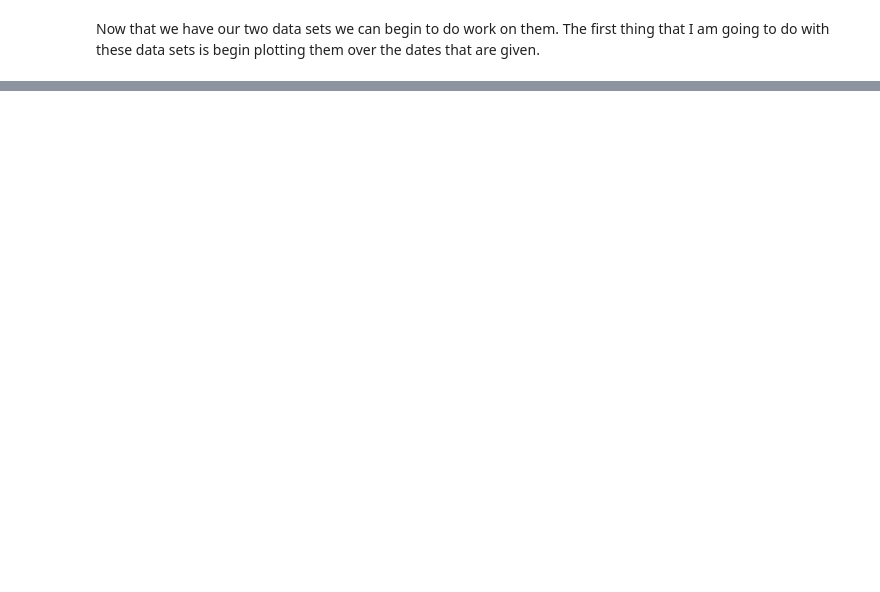
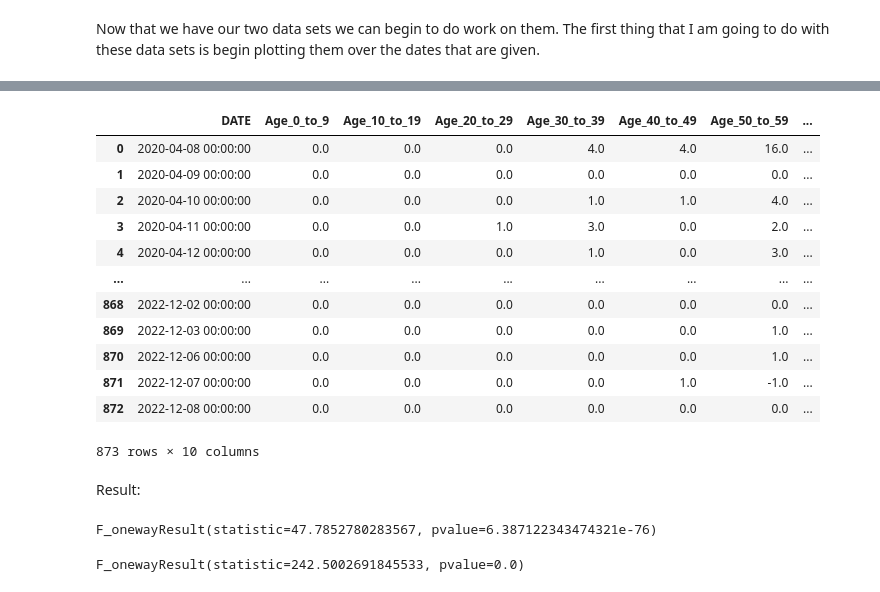
Before and after one commit to Pedro-Jose-da-Rocha-Mendonca/pedro-jose-da-rocha-mendonca.github.io, a Jupyter notebook: Main.ipynb, the cells around one changed output, grey strips where cells are left out. Saved outputs shown, nothing was run; the diff lists cells and outputs as text; code cells hidden in the pictures; blank space fills up the shorter version.

```diff
--- a/Main.ipynb
+++ b/Main.ipynb
@@ -70,0 +142,44 @@ fg
+# %%
+# normalizing data for anova test
+for index in range(len(death_data_set) - 1, -1, -1):
+    if index > 0:
+        death_data_set.iat[index, 1] = death_data_set.iat[index, 1] - death_data_set.iat[index - 1, 1]
+        death_data_set.iat[index, 2] = death_data_set.iat[index, 2] - death_data_set.iat[index - 1, 2]
+        death_data_set.iat[index, 3] = death_data_set.iat[index, 3] - death_data_set.iat[index - 1, 3]
+        death_data_set.iat[index, 4] = death_data_set.iat[index, 4] - death_data_set.iat[index - 1, 4]
+        death_data_set.iat[index, 5] = death_data_set.iat[index, 5] - death_data_set.iat[index - 1, 5]
+        death_data_set.iat[index, 6] = death_data_set.iat[index, 6] - death_data_set.iat[index - 1, 6]
+        death_data_set.iat[index, 7] = death_data_set.iat[index, 7] - death_data_set.iat[index - 1, 7]
+        death_data_set.iat[index, 8] = death_data_set.iat[index, 8] - death_data_set.iat[index - 1, 8]
+        death_data_set.iat[index, 9] = death_data_set.iat[index, 9] - death_data_set.iat[index - 1, 9]
+death_data_set
+# %% [output]
+|  | DATE | Age_0_to_9 | Age_10_to_19 | Age_20_to_29 | Age_30_to_39 | Age_40_to_49 | Age_50_to_59 | ... |
+| 0 | 2020-04-08 00:00:00 | 0.0 | 0.0 | 0.0 | 4.0 | 4.0 | 16.0 | ... |
+| 1 | 2020-04-09 00:00:00 | 0.0 | 0.0 | 0.0 | 0.0 | 0.0 | 0.0 | ... |
+| 2 | 2020-04-10 00:00:00 | 0.0 | 0.0 | 0.0 | 1.0 | 1.0 | 4.0 | ... |
+| 3 | 2020-04-11 00:00:00 | 0.0 | 0.0 | 1.0 | 3.0 | 0.0 | 2.0 | ... |
+| 4 | 2020-04-12 00:00:00 | 0.0 | 0.0 | 0.0 | 1.0 | 0.0 | 3.0 | ... |
+| ... | ... | ... | ... | ... | ... | ... | ... | ... |
+| 868 | 2022-12-02 00:00:00 | 0.0 | 0.0 | 0.0 | 0.0 | 0.0 | 0.0 | ... |
+| 869 | 2022-12-03 00:00:00 | 0.0 | 0.0 | 0.0 | 0.0 | 0.0 | 1.0 | ... |
+| 870 | 2022-12-06 00:00:00 | 0.0 | 0.0 | 0.0 | 0.0 | 0.0 | 1.0 | ... |
+| 871 | 2022-12-07 00:00:00 | 0.0 | 0.0 | 0.0 | 0.0 | 1.0 | -1.0 | ... |
+| 872 | 2022-12-08 00:00:00 | 0.0 | 0.0 | 0.0 | 0.0 | 0.0 | 0.0 | ... |
+873 rows × 10 columns
+# %% [markdown]
+Result:
+# %%
+cases_statistics = f_oneway(cases_data_set.loc[:,'Age_0_to_9'],cases_data_set.loc[:,'Age_10_to_19'],cases_data_set.loc[:,'Age_20_to_29'],
+        cases_data_set.loc[:,'Age_30_to_39'],cases_data_set.loc[:,'Age_40_to_49'],cases_data_set.loc[:,'Age_50_to_59'],
+        cases_data_set.loc[:,'Age_60_to_69'],cases_data_set.loc[:,'Age_70_to_79'],cases_data_set.loc[:,'Age_80plus'])
+cases_statistics
+# %% [output]
+F_onewayResult(statistic=47.7852780283567, pvalue=6.387122343474321e-76)
+# %%
+death_statistics = f_oneway(death_data_set.loc[:,'Age_0_to_9'],death_data_set.loc[:,'Age_10_to_19'],death_data_set.loc[:,'Age_20_to_29'],
+        death_data_set.loc[:,'Age_30_to_39'],death_data_set.loc[:,'Age_40_to_49'],death_data_set.loc[:,'Age_50_to_59'],
+        death_data_set.loc[:,'Age_60_to_69'],death_data_set.loc[:,'Age_70_to_79'],death_data_set.loc[:,'Age_80plus'])
+death_statistics
+# %% [output]
+F_onewayResult(statistic=242.5002691845533, pvalue=0.0)
```
Also changed, not shown: parts of 9 cells of this notebook.
